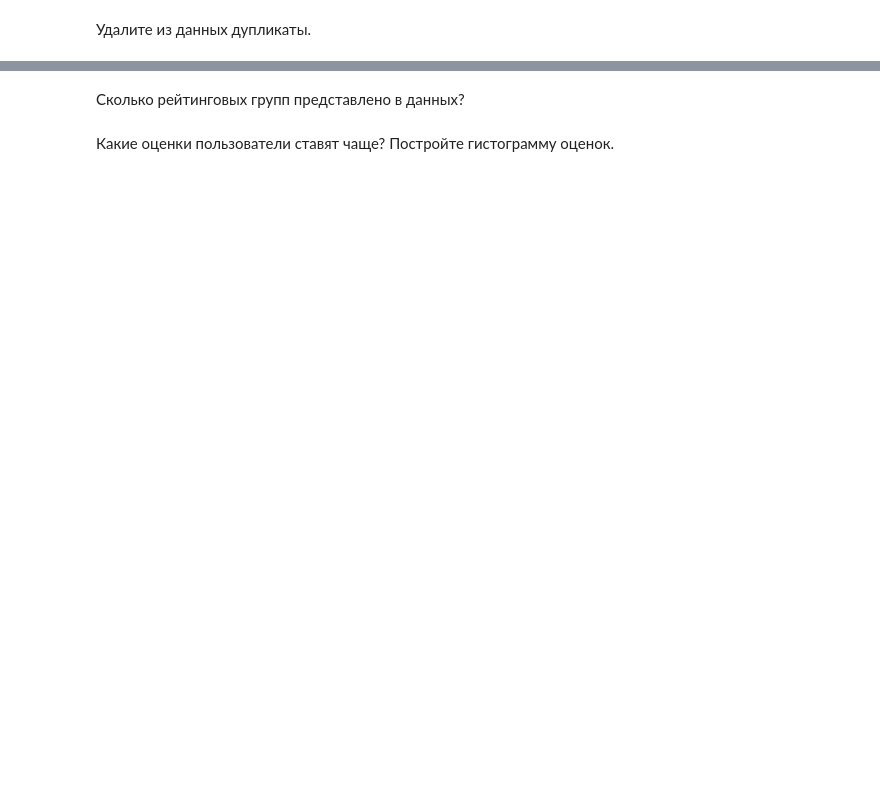
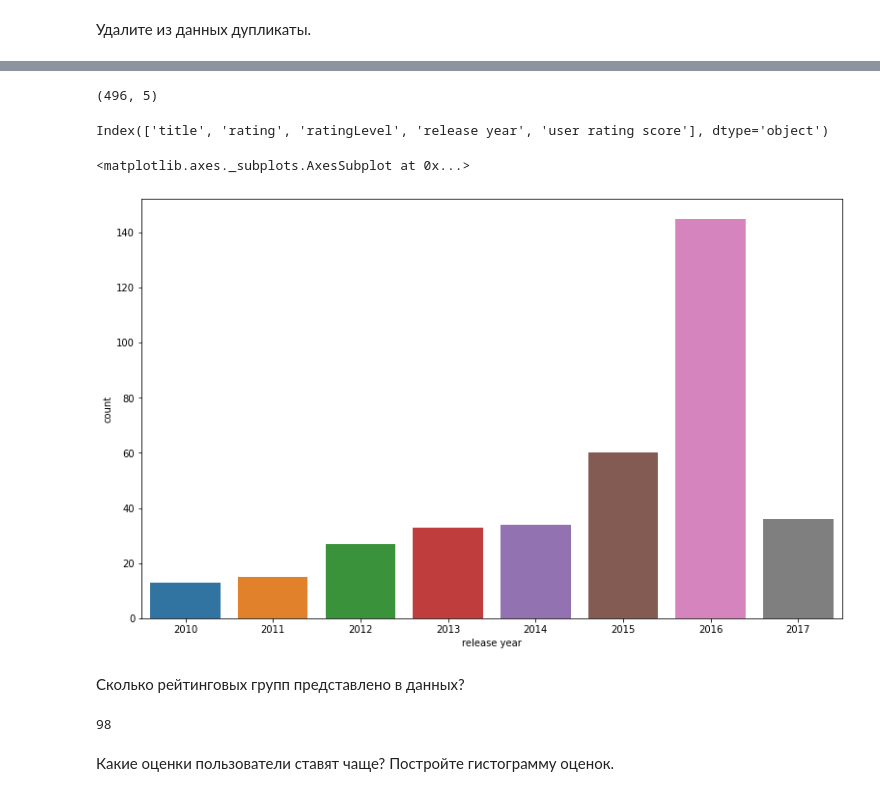
Before and after one commit to VorobyvEgor/Seminar_Sber, a Jupyter notebook: Projects/Егор_Воробьев_[Template]_Групповой_проект__Первичный_анализ_данных_.ipynb, the cells around one changed output, grey strips where cells are left out. Drawn from its saved outputs; the diff is of its cells as text; code cells hidden in the pictures; blank space fills up the shorter version.

```diff
--- a/Projects/Егор_Воробьев_[Template]_Групповой_проект__Первичный_анализ_данных_.ipynb
+++ b/Projects/Егор_Воробьев_[Template]_Групповой_проект__Первичный_анализ_данных_.ipynb
@@ -6,6 +6,7 @@ import matplotlib.pyplot as plt
 import seaborn as sns
 import pandas as pd
 %matplotlib inline
+plt.rcParams['figure.figsize'] = [13, 8]
 # %% [markdown]
 # Визуальный анализ рейтингов шоу Netflix
 <img src="https://pp.userapi.com/c854528/v854528797/c62ce/FiPEibYUxJc.jpg" width="40%">
@@ -63,0 +82,2 @@ data
+# %%
+data.drop_duplicates(subset='title',inplace=True)
@@ -64,2 +99,15 @@ data
+# %%
+data.shape
+# %% [output]
+(496, 5)
+# %%
+data.columns
+# %% [output]
+Index(['title', 'rating', 'ratingLevel', 'release year', 'user rating score'], dtype='object')
+# %%
+sns.countplot(x='release year', data=data[data['release year'] >= 2010])
+# %% [output]
+<matplotlib.axes._subplots.AxesSubplot at 0x...>
+[figure, added]
 # %% [markdown]
 Сколько рейтинговых групп представлено в данных?
@@ -68,2 +114,6 @@ data
+# %%
+data.ratingLevel.nunique()
+# %% [output]
+98
 # %% [markdown]
 Какие оценки пользователи ставят чаще? Постройте гистограмму оценок.
```
Also changed, not shown: parts of 10 cells of this notebook.
